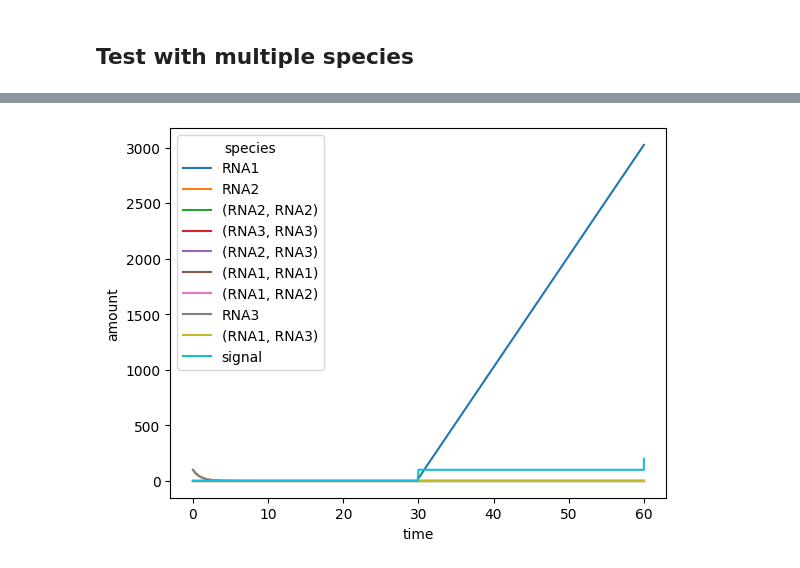
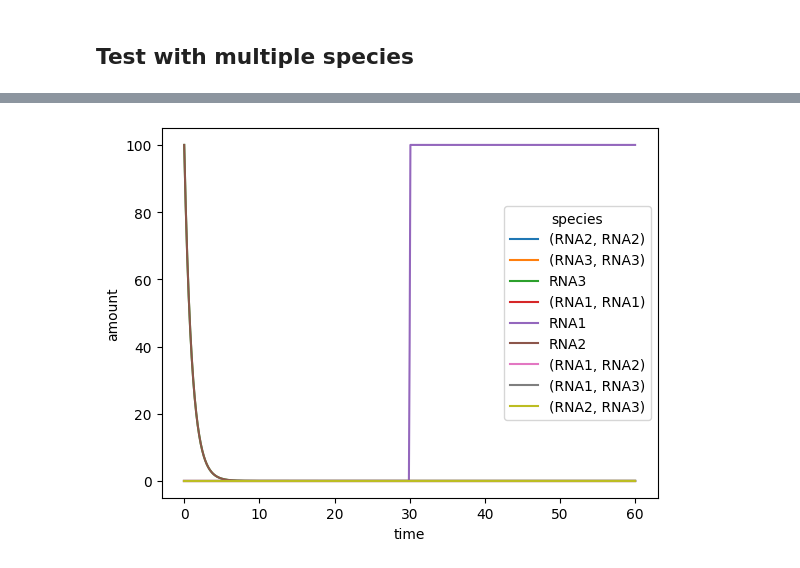
Before and after one commit to Steel-Lab-Oxford/core-bioreaction-simulation, a Jupyter notebook: notebooks/test_signal.ipynb, the cells around one changed output, grey strips where cells are left out. Saved outputs shown, nothing was run; the diff lists cells and outputs as text; code cells hidden in the pictures.

Commit message:
signal spike

```diff
--- a/notebooks/test_signal.ipynb
+++ b/notebooks/test_signal.ipynb
@@ -63,8 +65,9 @@ qreactions = QuantifiedReactions()
 qreactions.init_properties(model, config)
 
 
-def step_function(t, total_time, num_steps):
-    return jnp.floor_divide(t, total_time / num_steps) * 100
+def step_function(t, total_time, step_num, dt, target):
+    return jnp.floor_divide(t, (total_time - dt) / step_num) * (target/dt) * \
+        (1 - jnp.floor_divide(t, (total_time  + dt) / step_num))
 
 # exponential decay subject to affine control
 def fbioreaction(t, y, args, x=0, signal_onehot=1):
@@ -77,7 +80,7 @@ signal_onehot[model.species.index(signal_species)] = 0
 
 t0, t1, dt0 = 0, 60, 0.1
 # signal = partial(x, total_time=t1, dt=dt0, step_signal=4)
-signal = partial(step_function, total_time=t1, num_steps=2)
+signal = partial(step_function, total_time=t1, step_num=2, dt=dt0, target=100)
 
 term = dfx.ODETerm(partial(fbioreaction, x=signal, signal_onehot=signal_onehot))
 solver = dfx.Tsit5()
@@ -97,14 +90,14 @@ data.head()
 # %%
 # plt.plot(sim_result.ts, sim_result.ys)
 # plt.plot(sim_result.ts, [signal(t) for t in sim_result.ts])
 # plt.show()
 
 data = pd.DataFrame(columns=[str(s.name) for s in model.species], data=sim_result.ys)
 data['time'] = sim_result.ts
-data['signal'] = np.array([signal(t) for t in sim_result.ts])
+# data['signal'] = np.array([signal(t) for t in sim_result.ts])
 
 dfm = data.melt('time', var_name='species', value_name='amount')
 sns.lineplot(x='time', y='amount', hue='species', data=dfm)  # , kind='point')
 plt.savefig('signals.png')
 # %% [output]
-[figure, old version]
+[figure, new version]
```
Also changed, not shown: parts of 2 cells of this notebook, 1 other file.
